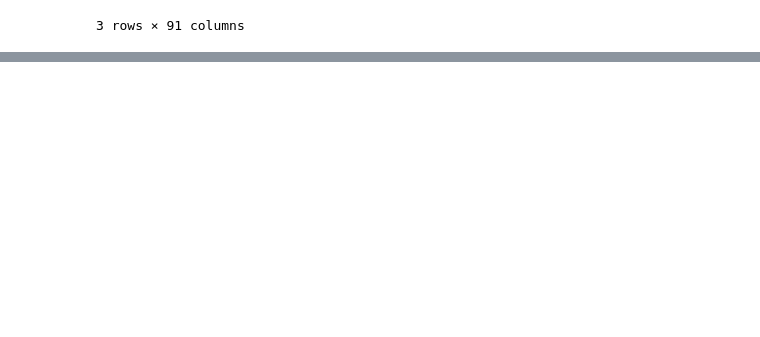
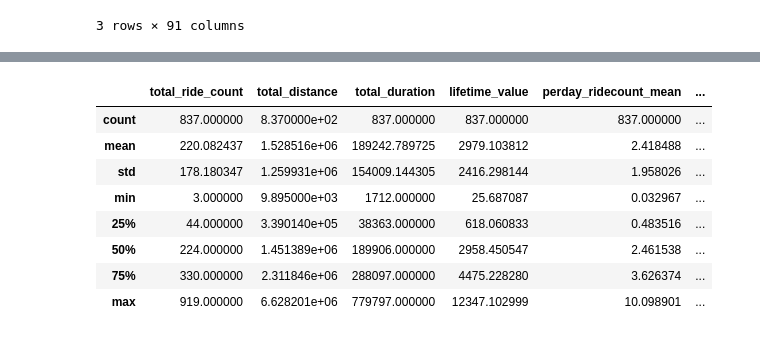
Before and after one commit to tugceturkkal/Data-Projects, a Jupyter notebook: LYFT - Driver Lifetime Value.ipynb, the cells around one changed output, grey strips where cells are left out. Saved outputs shown, nothing was run; the diff lists cells and outputs as text; code cells hidden in the pictures; blank space fills up the shorter version.

Commit message:
LYFT - Driver Lifetime Value

```diff
--- a/LYFT - Driver Lifetime Value.ipynb
+++ b/LYFT - Driver Lifetime Value.ipynb
@@ -389,0 +412,26 @@ driver_perday_ridecount.head(3)
+# %%
+driver_data = pd.DataFrame()
+
+driver_data['total_ride_count'] = ride_data.pivot_table(index = ['driver_id'], aggfunc = 'size')
+
+driver_data['total_distance'] = ride_ids.groupby('driver_id')['ride_distance'].sum()
+
+driver_data['total_duration'] = ride_ids.groupby('driver_id')['ride_duration'].sum()
+
+driver_data['lifetime_value'] = ride_ids.groupby('driver_id')['ride_total_cost'].sum()
+
+driver_data['perday_ridecount_mean'] = driver_perday_ridecount.mean(axis = 1)
+
+driver_data['accept_response_time_mean'] = (ride_data.groupby('driver_id')).aggregate({'ride_accept_response_time' : 'mean'}).iloc[:,0]
+
+driver_data['arrival_time_mean'] = (ride_data.groupby('driver_id')).aggregate({'ride_arrival_time' : 'mean'}).iloc[:,0]
+
+driver_data['wait_time_mean'] = (ride_data.groupby('driver_id')).aggregate({'ride_wait_time' : 'mean'}).iloc[:,0]
+
+driver_data = pd.merge(driver_data, ride_data.pivot_table(index = 'driver_id', columns = 'ride_length', aggfunc = 'size'), on = 'driver_id')
+
+driver_data = pd.merge(driver_data, ride_data.pivot_table(index = 'driver_id', columns = 'ride_time', aggfunc = 'size'), on = 'driver_id')
+# %%
+driver_data = driver_data.fillna(0).reset_index()
+
+driver_data.head(3)
@@ -389,0 +443,8 @@ driver_perday_ridecount.head(3)
+# %%
+onboard_data = pd.merge(ride_data.groupby('driver_id').aggregate({'accepted_at' : max}), driver_ids, on = 'driver_id')
+
+onboard_data['driver_duration'] = (pd.to_datetime(onboard_data['accepted_at']) - pd.to_datetime(onboard_data['driver_onboard_date'])).astype('timedelta64[D]')
+
+onboard_data = onboard_data[['driver_id', 'driver_duration']]
+
+onboard_data.head(3)
@@ -389,0 +456,4 @@ driver_perday_ridecount.head(3)
+# %%
+driver_data = pd.merge(driver_data, onboard_data, on = 'driver_id', how = 'inner')
+
+driver_data.head(3)
@@ -389,0 +465,12 @@ driver_perday_ridecount.head(3)
+# %%
+driver_data.describe()
+# %% [output]
+|  | total_ride_count | total_distance | total_duration | lifetime_value | perday_ridecount_mean | ... |
+| count | 837.000000 | 8.370000e+02 | 837.000000 | 837.000000 | 837.000000 | ... |
+| mean | 220.082437 | 1.528516e+06 | 189242.789725 | 2979.103812 | 2.418488 | ... |
+| std | 178.180347 | 1.259931e+06 | 154009.144305 | 2416.298144 | 1.958026 | ... |
+| min | 3.000000 | 9.895000e+03 | 1712.000000 | 25.687087 | 0.032967 | ... |
+| 25% | 44.000000 | 3.390140e+05 | 38363.000000 | 618.060833 | 0.483516 | ... |
+| 50% | 224.000000 | 1.451389e+06 | 189906.000000 | 2958.450547 | 2.461538 | ... |
+| 75% | 330.000000 | 2.311846e+06 | 288097.000000 | 4475.228280 | 3.626374 | ... |
+| max | 919.000000 | 6.628201e+06 | 779797.000000 | 12347.102999 | 10.098901 | ... |
```
Also changed, not shown: parts of 6 cells of this notebook.
